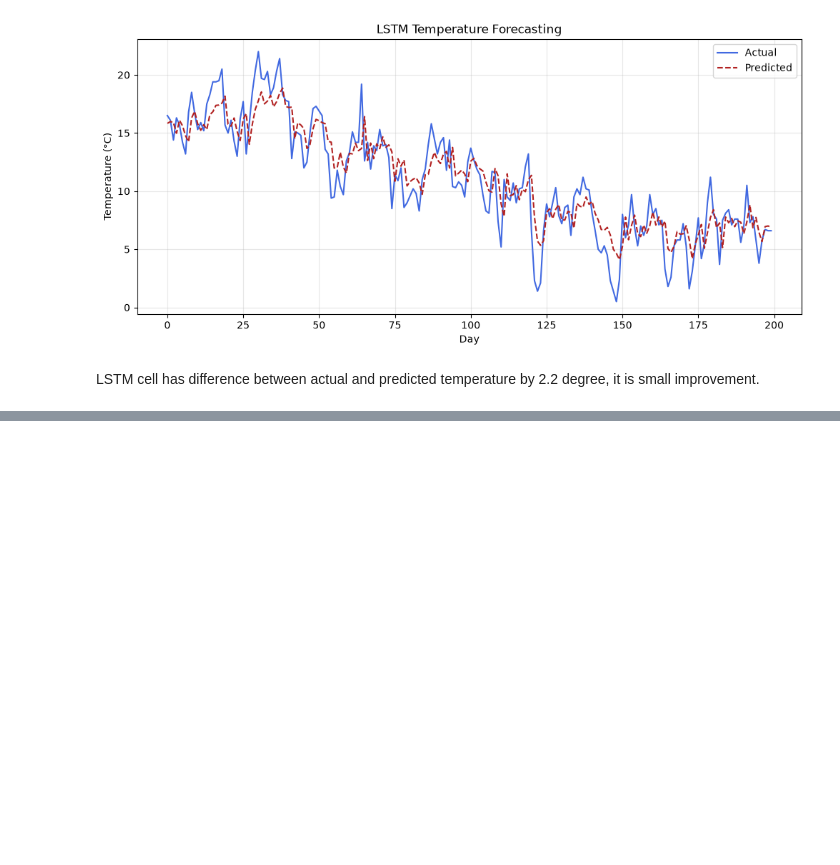
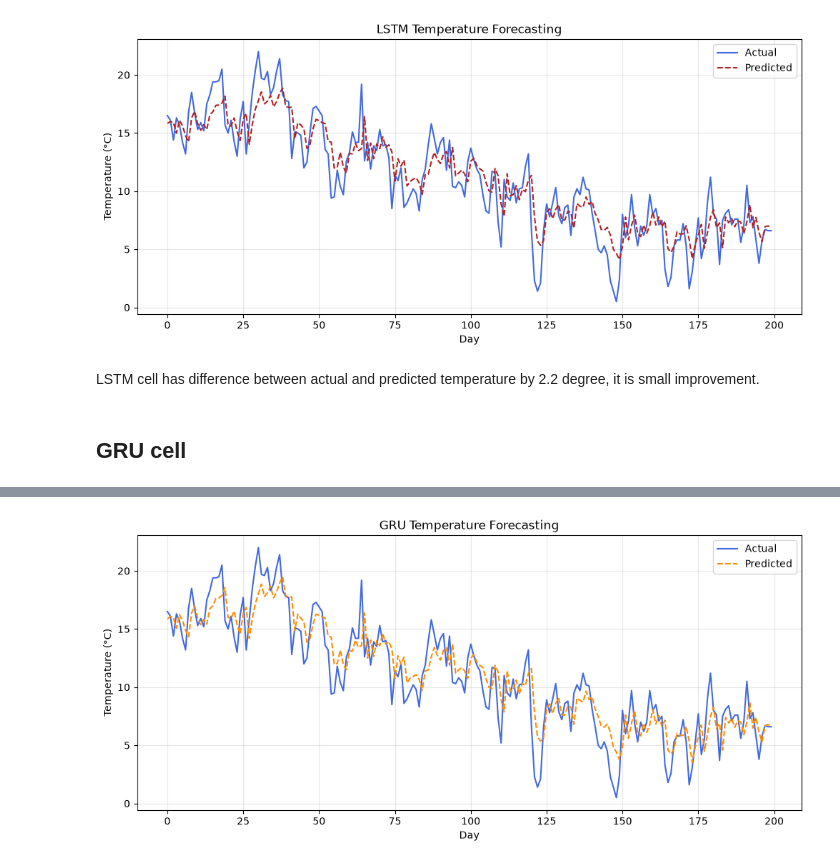
Before and after one commit to imgabrielas/Grey_Matter_Multiplication, a Jupyter notebook: RNN/rnn.ipynb, the cells around one changed output, grey strips where cells are left out. Drawn from its saved outputs; the diff is of its cells as text; code cells hidden in the pictures; blank space fills up the shorter version.

Commit message:
GRU cell

```diff
--- a/RNN/rnn.ipynb
+++ b/RNN/rnn.ipynb
@@ -511,3 +510,81 @@ LSTM Test RMSE: 2.1971°C
 [figure]
 # %% [markdown]
 LSTM cell has difference between actual and predicted temperature by 2.2 degree, it is small improvement.
+# %% [markdown]
+## GRU cell
+# %%
+# GRU Model for temperature forecasting
+
+class TemperatureGRU(nn.Module):
+    def __init__(self, input_size=1, hidden_size=64, num_layers=2, output_size=1):
+        super().__init__()
+        self.hidden_size = hidden_size
+        self.num_layers = num_layers
+        self.gru = nn.GRU(
+            input_size=input_size,
+            hidden_size=hidden_size,
+            num_layers=num_layers,
+            batch_first=True,
+            dropout=0.2 if num_layers > 1 else 0,
+        )
+        self.fc = nn.Linear(hidden_size, output_size)
+
+    def forward(self, x):
+        out, _ = self.gru(x)
+        return self.fc(out[:, -1, :])
+
+# Reuse the same prepared data from prior cells
+train_loader_gru = DataLoader(TensorDataset(X_train, y_train), batch_size=64, shuffle=True)
+
+device = torch.device('cuda' if torch.cuda.is_available() else 'cpu')
+gru_model = TemperatureGRU().to(device)
+gru_criterion = nn.MSELoss()
+gru_optimizer = torch.optim.Adam(gru_model.parameters(), lr=1e-3)
+
+gru_losses = []
+
+for epoch in range(20):
+    gru_model.train()
+    epoch_loss = 0.0
+
+    for xb, yb in train_loader_gru:
+        xb = xb.to(device)
+        yb = yb.to(device)
+
+        gru_optimizer.zero_grad()
+        preds = gru_model(xb)
+        loss = gru_criterion(preds, yb)
+        loss.backward()
+        gru_optimizer.step()
+
+        epoch_loss += loss.item() * xb.size(0)
+
+    epoch_loss /= len(train_loader_gru.dataset)
+    gru_losses.append(epoch_loss)
+
+    if (epoch + 1) % 5 == 0 or epoch == 0:
+        print(f'GRU Epoch {epoch + 1:02d} | Loss: {epoch_loss:.6f}')
+
+gru_model.eval()
+with torch.no_grad():
+    gru_predictions = gru_model(X_test.to(device)).cpu().squeeze().numpy()
+    gru_actual = y_test.squeeze().numpy()
+
+gru_predictions_scaled = gru_predictions.reshape(-1, 1)
+gru_actual_scaled = gru_actual.reshape(-1, 1)
+gru_actual_temp = scaler.inverse_transform(gru_actual_scaled)
+gru_pred_temp = scaler.inverse_transform(gru_predictions_scaled)
+
+gru_rmse = mean_squared_error(gru_actual_temp, gru_pred_temp)
+print(f'GRU Test RMSE: {gru_rmse:.4f}°C')
+
+plt.figure(figsize=(12, 5))
+plt.plot(gru_actual_temp[:200], label='Actual', color='royalblue')
+plt.plot(gru_pred_temp[:200], label='Predicted', color='darkorange', linestyle='--')
+plt.title('GRU Temperature Forecasting')
+plt.xlabel('Day')
+plt.ylabel('Temperature (°C)')
+plt.legend()
+plt.grid(alpha=0.3)
+plt.show()
+# %% [output]
@@ -513,0 +597 @@ LSTM cell has difference between actual and predicted temperature by 2.2 degree,
+[figure, added]
```
Also changed, not shown: parts of 3 cells of this notebook.
